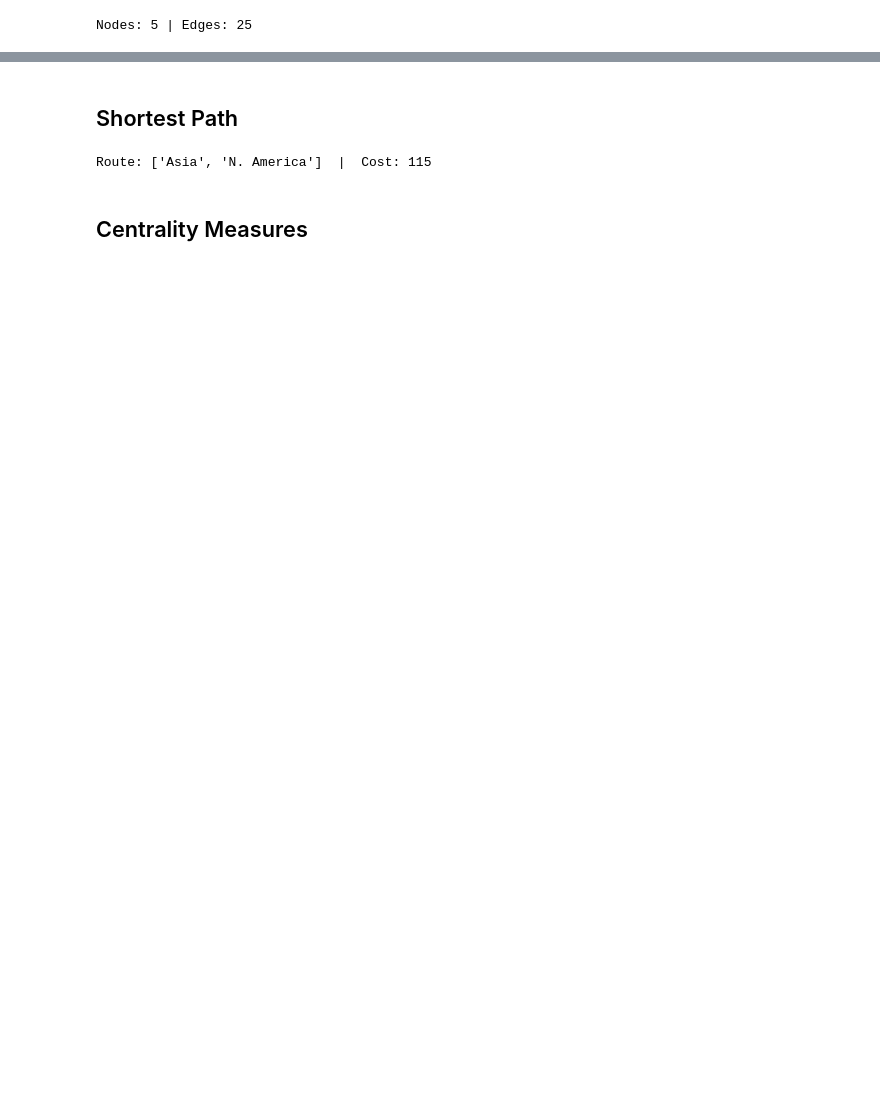
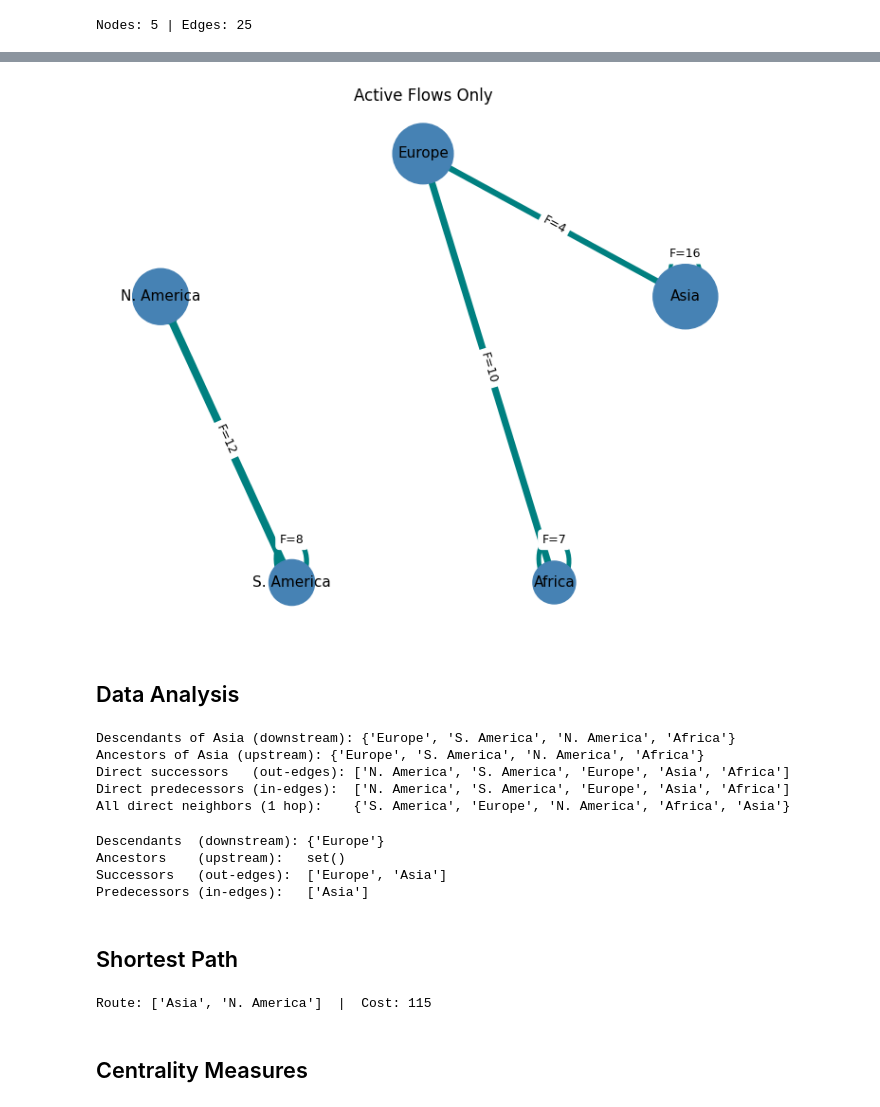
Before and after one commit to deepakawl/supplychain-analytics-teaching, a Jupyter notebook: Network_Analysis.ipynb, the cells around one changed output, grey strips where cells are left out. Saved outputs shown, nothing was run; the diff lists cells and outputs as text; code cells hidden in the pictures; blank space fills up the shorter version.

```diff
--- a/Network_Analysis.ipynb
+++ b/Network_Analysis.ipynb
@@ -39,3 +146,59 @@ Nodes: 5 | Edges: 25
+# %%
+# ── Figure 2: Active flows only ───────────────────────────────────────────────
+G_active = G.copy()
+G_active.remove_edges_from([(u, v) for u, v, d in G.edges(data=True) if d['Flow'] == 0])
+
+draw_network2(G_active, pos, 'Active Flows Only')
+# %% [output]
+[figure, added]
+# %% [markdown]
+## Data Analysis
+# %%
+# ── Descendants (downstream) ─────────────────────────────────────────────────
+# All nodes reachable FROM a given node (following edge direction)
+node = 'Asia'
+
+descendants = nx.descendants(G, node)
+print(f"Descendants of {node} (downstream): {descendants}")
+
+# ── Ancestors (upstream) ──────────────────────────────────────────────────────
+# All nodes that can REACH a given node (following edge direction)
+ancestors = nx.ancestors(G, node)
+print(f"Ancestors of {node} (upstream): {ancestors}")
+
+# ── All connected neighbors ───────────────────────────────────────────────────
+# Direct neighbors only (one hop), regardless of direction
+successors   = list(G.successors(node))    # nodes Asia points TO
+predecessors = list(G.predecessors(node))  # nodes that point TO Asia
+all_neighbors = set(successors + predecessors)
+print(f"Direct successors   (out-edges): {successors}")
+print(f"Direct predecessors (in-edges):  {predecessors}")
+print(f"All direct neighbors (1 hop):    {all_neighbors}")
+# %% [output]
+Descendants of Asia (downstream): {'Europe', 'S. America', 'N. America', 'Africa'}
+Ancestors of Asia (upstream): {'Europe', 'S. America', 'N. America', 'Africa'}
+Direct successors   (out-edges): ['N. America', 'S. America', 'Europe', 'Asia', 'Africa']
+Direct predecessors (in-edges):  ['N. America', 'S. America', 'Europe', 'Asia', 'Africa']
+All direct neighbors (1 hop):    {'S. America', 'Europe', 'N. America', 'Africa', 'Asia'}
+# %%
+# ── Descendants (downstream) ─────────────────────────────────────────────────
+# All nodes reachable FROM a given node (following edge direction)
+node = 'Asia'
+
+descendants   = nx.descendants(G_active, node)
+ancestors     = nx.ancestors(G_active, node)
+successors    = list(G_active.successors(node))
+predecessors  = list(G_active.predecessors(node))
+
+print(f"Descendants  (downstream): {descendants}")
+print(f"Ancestors    (upstream):   {ancestors}")
+print(f"Successors   (out-edges):  {successors}")
+print(f"Predecessors (in-edges):   {predecessors}")
+# %% [output]
+Descendants  (downstream): {'Europe'}
+Ancestors    (upstream):   set()
+Successors   (out-edges):  ['Europe', 'Asia']
+Predecessors (in-edges):   ['Asia']
 # %% [markdown]
 ## Shortest Path
 # %%
```
Also changed, not shown: parts of 17 cells of this notebook.
